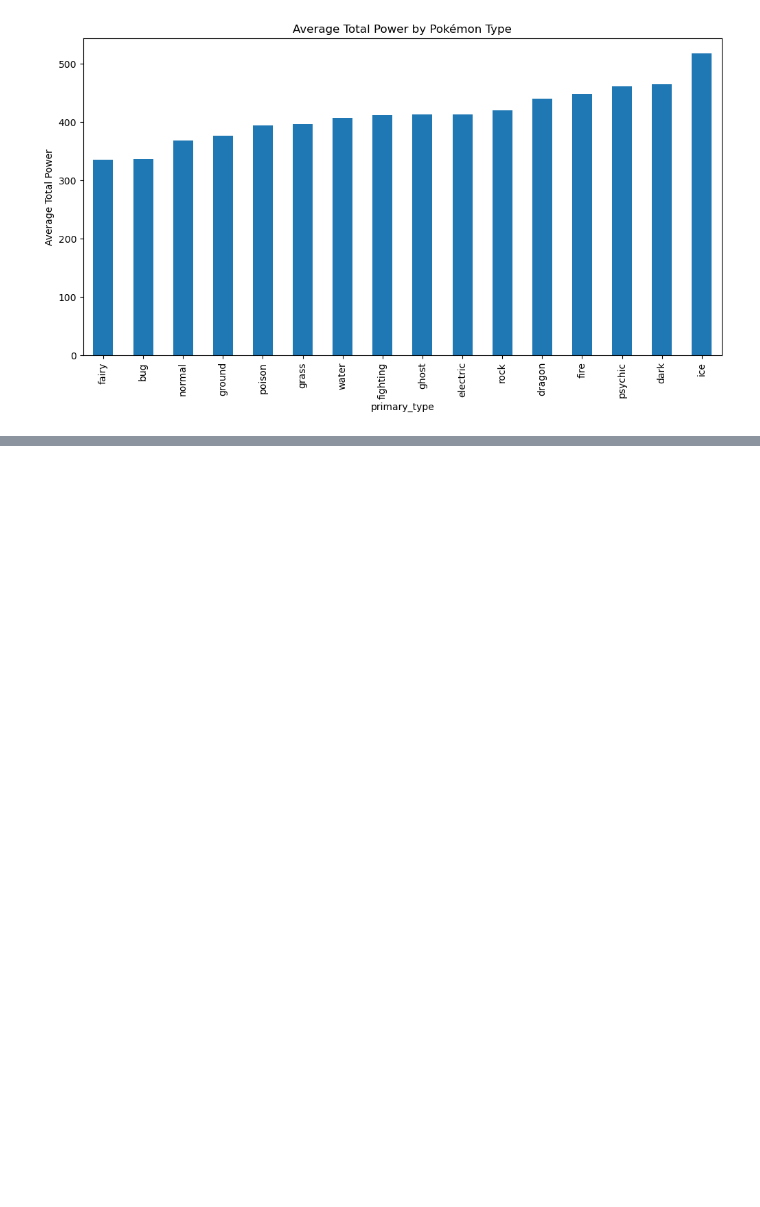
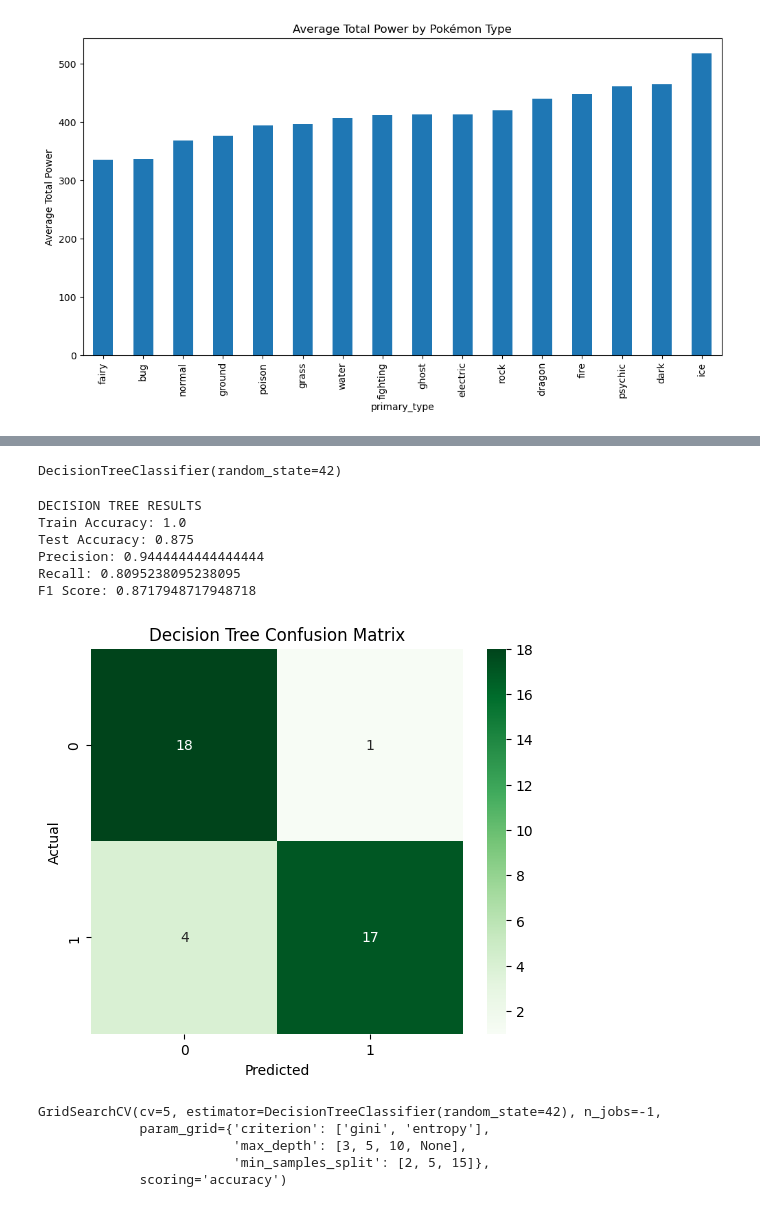
Before and after one commit to Vansh13code/pokemon, a Jupyter notebook: main.ipynb, the cells around one changed output, grey strips where cells are left out. Cells and saved outputs as stored; diff of their text form; code cells hidden in the pictures; blank space fills up the shorter version.

```diff
--- a/main.ipynb
+++ b/main.ipynb
@@ -279,0 +558,42 @@ plt.show()
+# %%
+from sklearn.tree import DecisionTreeClassifier
+
+dt = DecisionTreeClassifier(random_state=42)
+dt.fit(X_train, y_train)
+# %% [output]
+DecisionTreeClassifier(random_state=42)
+# %%
+y_pred_dt = dt.predict(X_test)
+# %%
+print("DECISION TREE RESULTS")
+print("Train Accuracy:", accuracy_score(y_train, dt.predict(X_train)))
+print("Test Accuracy:", accuracy_score(y_test, y_pred_dt))
+print("Precision:", precision_score(y_test, y_pred_dt))
+print("Recall:", recall_score(y_test, y_pred_dt))
+print("F1 Score:", f1_score(y_test, y_pred_dt))
+# %% [output]
+DECISION TREE RESULTS
+Train Accuracy: 1.0
+Test Accuracy: 0.875
+Precision: 0.9444444444444444
+Recall: 0.8095238095238095
+F1 Score: 0.8717948717948718
+# %%
+cm_dt = confusion_matrix(y_test, y_pred_dt)
+
+plt.figure(figsize=(6,5))
+sns.heatmap(cm_dt, annot=True, fmt='d', cmap='Greens')
+
+plt.title("Decision Tree Confusion Matrix")
+plt.xlabel("Predicted")
+plt.ylabel("Actual")
+
+plt.savefig(
+    "visualise/confusion_matrix_decision_tree.png",
+    bbox_inches='tight',
+    dpi=300
+)
+
+plt.show()
+# %% [output]
+[figure, added]
@@ -279,0 +608,19 @@ plt.show()
+# %%
+from sklearn.model_selection import GridSearchCV
+from sklearn.tree import DecisionTreeClassifier
+
+grid = GridSearchCV(
+    estimator=DecisionTreeClassifier(random_state=42),
+    param_grid=param_grid,
+    cv=5,
+    scoring='accuracy',
+    n_jobs=-1
+)
+
+grid.fit(X_train, y_train)
+# %% [output]
+GridSearchCV(cv=5, estimator=DecisionTreeClassifier(random_state=42), n_jobs=-1,
+             param_grid={'criterion': ['gini', 'entropy'],
+                         'max_depth': [3, 5, 10, None],
+                         'min_samples_split': [2, 5, 15]},
+             scoring='accuracy')
```
Also changed, not shown: parts of 37 cells of this notebook, 9 other files.
